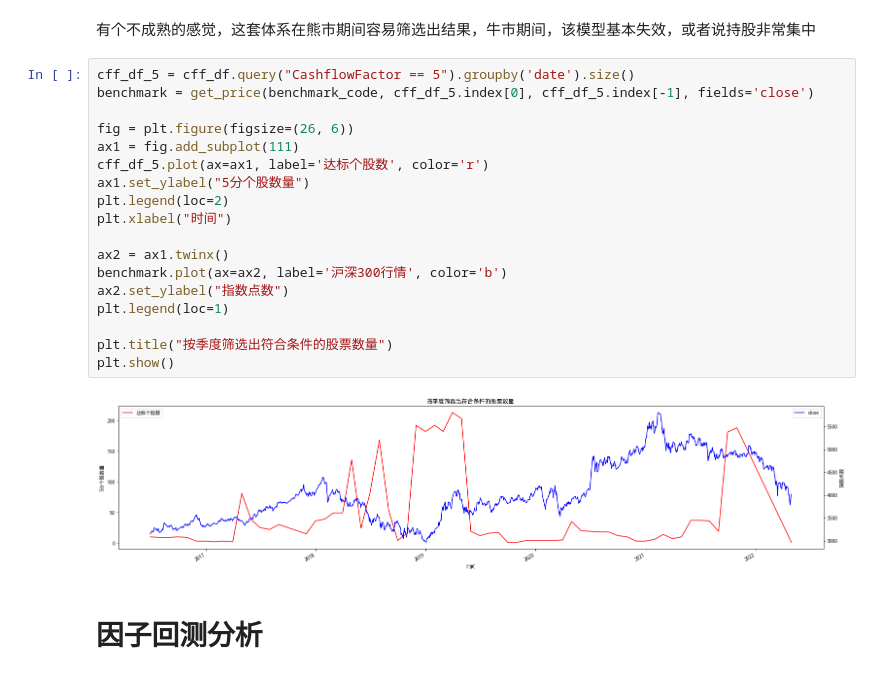
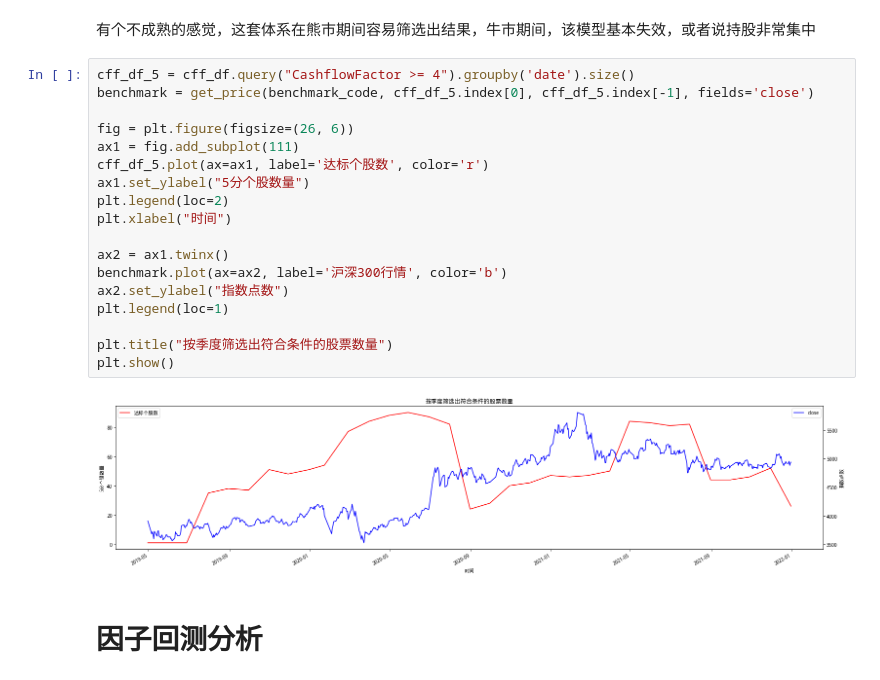
Before and after one commit to congcong009/joinquant_share, a Jupyter notebook: rd_lib/研究类/研报复现/基本面量化/罗伯瑞克超额现金流选股/罗伯瑞克超额现金流选股法.ipynb, the cells around one changed output. Drawn from its saved outputs; the diff is of its cells as text.

```diff
--- a/rd_lib/研究类/研报复现/基本面量化/罗伯瑞克超额现金流选股/罗伯瑞克超额现金流选股法.ipynb
+++ b/rd_lib/研究类/研报复现/基本面量化/罗伯瑞克超额现金流选股/罗伯瑞克超额现金流选股法.ipynb
@@ -427,25 +423,25 @@ CashflowFactor  75794.0  2.837573  0.997175  0.0  2.0  3.0  4.0  5.0
 # %% [markdown]
 有个不成熟的感觉，这套体系在熊市期间容易筛选出结果，牛市期间，该模型基本失效，或者说持股非常集中
 # %%
-cff_df_5 = cff_df.query("CashflowFactor == 5").groupby('date').size()
+cff_df_5 = cff_df.query("CashflowFactor >= 4").groupby('date').size()
 benchmark = get_price(benchmark_code, cff_df_5.index[0], cff_df_5.index[-1], fields='close')
 
 fig = plt.figure(figsize=(26, 6))
 ax1 = fig.add_subplot(111)
 cff_df_5.plot(ax=ax1, label='达标个股数', color='r')
 ax1.set_ylabel("5分个股数量")
 plt.legend(loc=2)
 plt.xlabel("时间")
 
 ax2 = ax1.twinx()
 benchmark.plot(ax=ax2, label='沪深300行情', color='b')
 ax2.set_ylabel("指数点数")
 plt.legend(loc=1)
 
 plt.title("按季度筛选出符合条件的股票数量")
 plt.show()
 # %% [output]
-[figure, old version]
+[figure, new version]
 # %% [markdown]
 # 因子回测分析
 # %%
```
Also changed, not shown: parts of 44 cells of this notebook, 1 other file.
